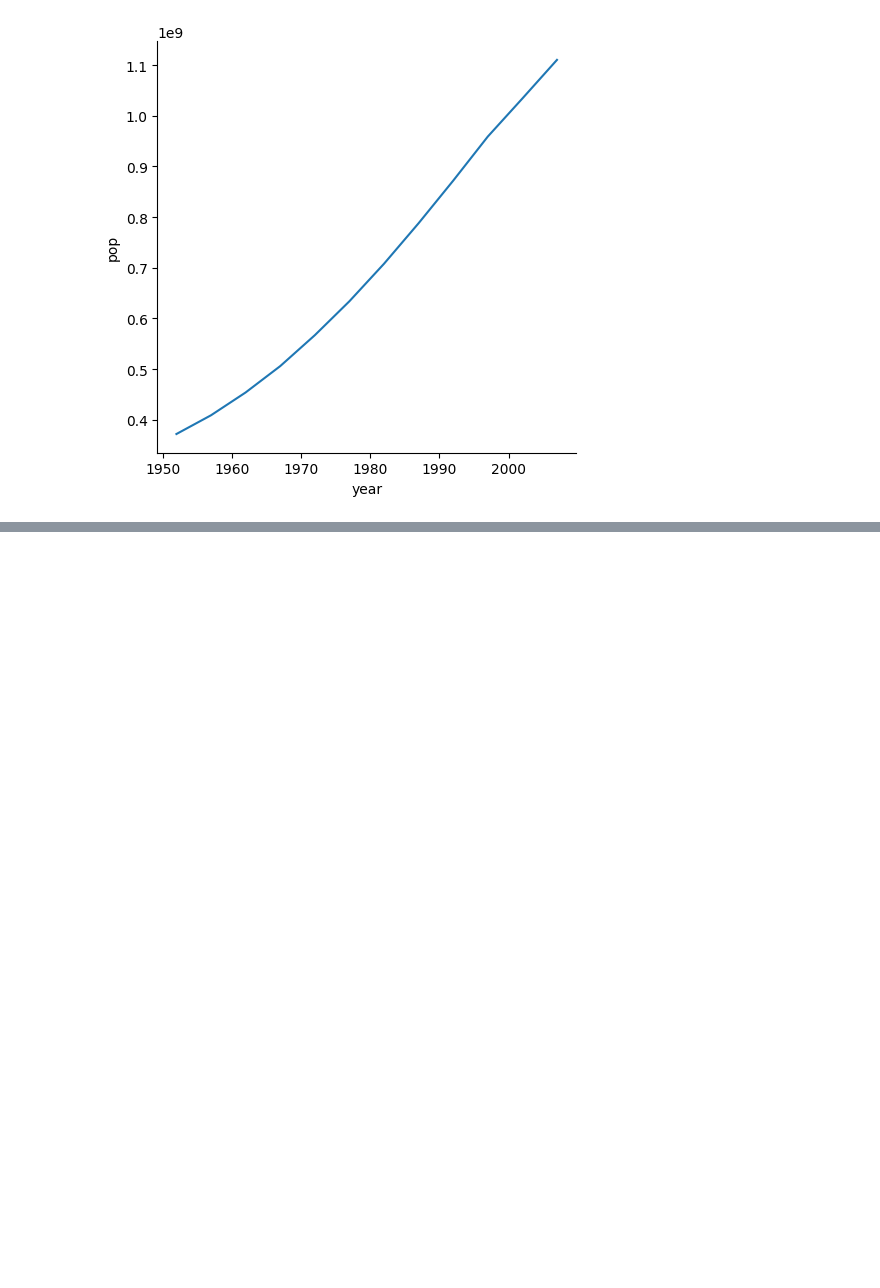
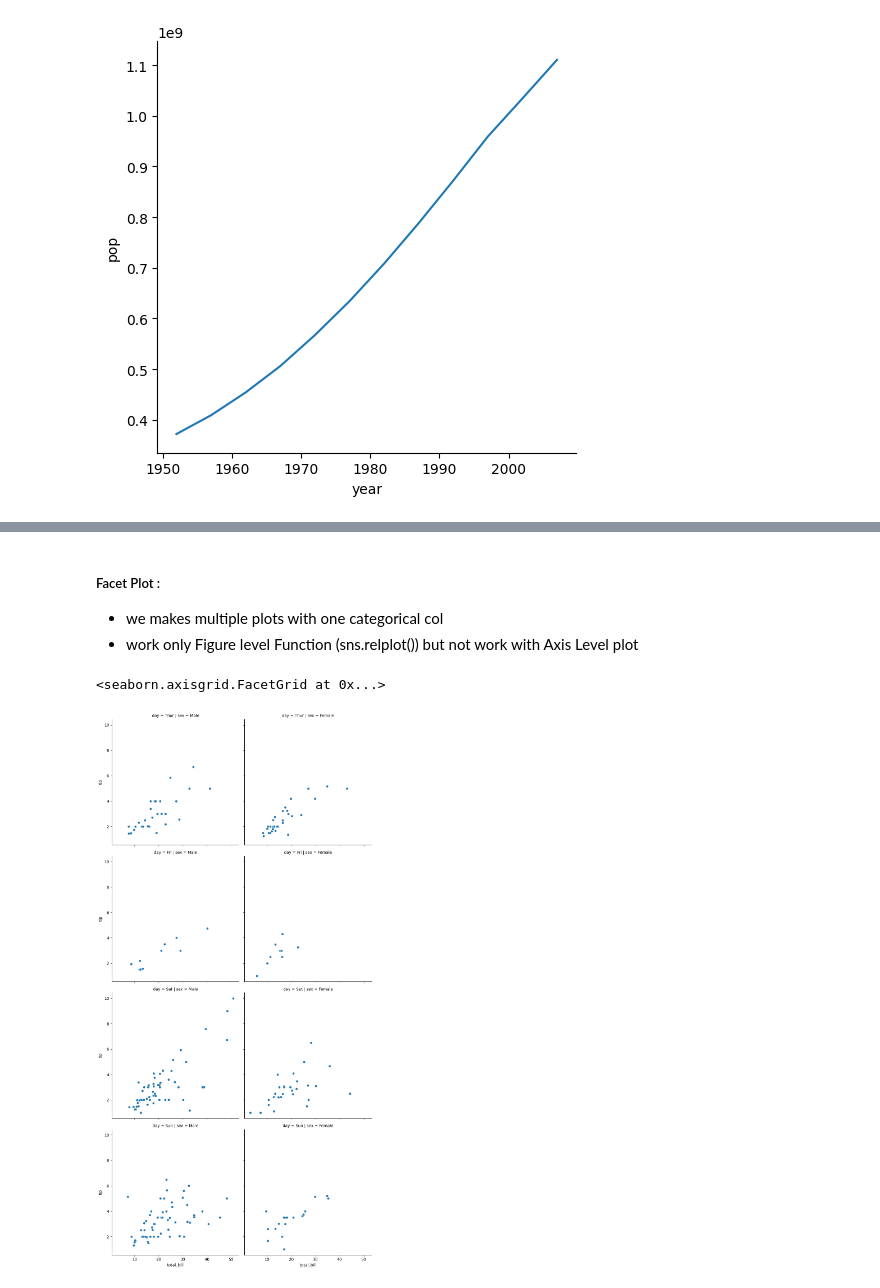
Before and after one commit to JARVIS20240/Python_pandas_for_DS-ML, a Jupyter notebook: Ch-9_Seaborn/01_Bais.ipynb, the cells around one changed output, grey strips where cells are left out. Saved outputs shown, nothing was run; the diff lists cells and outputs as text; code cells hidden in the pictures; blank space fills up the shorter version.

```diff
--- a/Ch-9_Seaborn/01_Bais.ipynb
+++ b/Ch-9_Seaborn/01_Bais.ipynb
@@ -95,0 +98,12 @@ sns.relplot(kind="line", data=temp_df, x="year", y="lifeExp", hue='country')
+# %% [markdown]
+##### Facet Plot :
+- we makes multiple plots with one categorical col
+- work only Figure level Function (sns.relplot()) but not work with Axis Level plot
+# %%
+# side by side plot:
+sns.relplot(data=tips, x="total_bill", y="tip", kind="scatter",row='day', col="sex")
+# col = here col make each Catagorical <Value seperated Scattre Plot (column wise side by side)
+# row = here col make each Catagorical <Value seperated Scattre Plot (row wise side by side)
+# %% [output]
+<seaborn.axisgrid.FacetGrid at 0x...>
+[figure, added]
```
Also changed, not shown: parts of 2 cells of this notebook.
